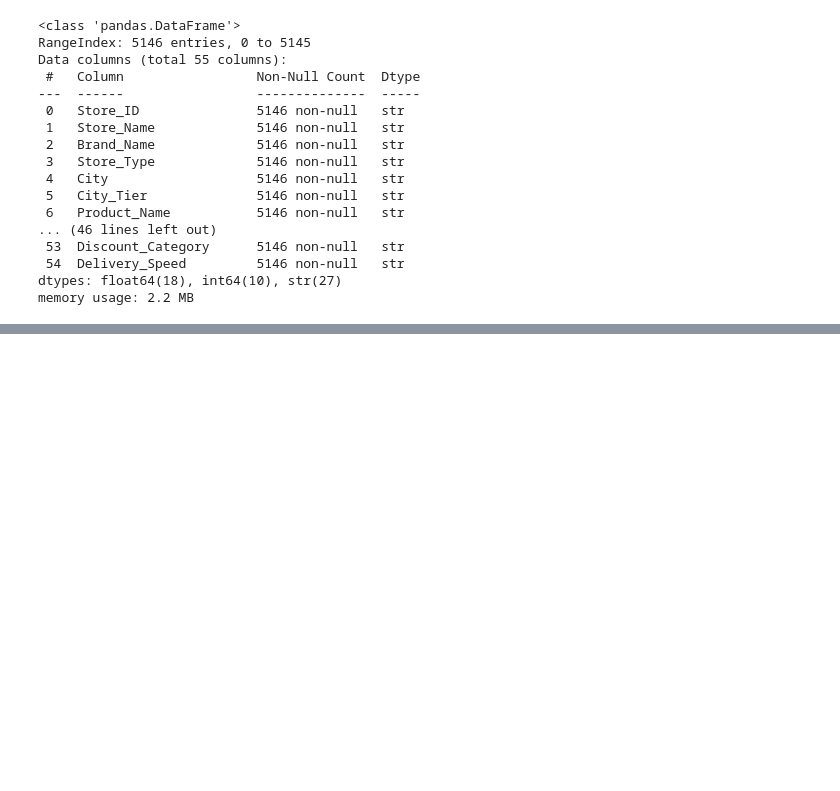
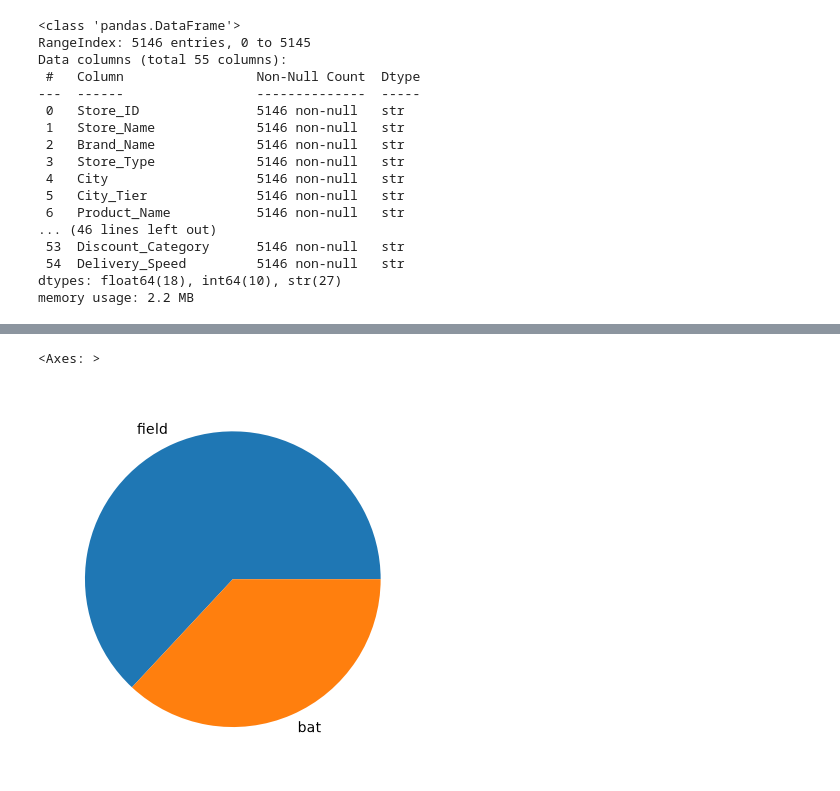
Before and after one commit to poojapkarande11-cyber/Data-Manipulation-And-Statistics, a Jupyter notebook: statistics/pandas_lab5.ipynb, the cells around one changed output, grey strips where cells are left out. Cells and saved outputs as stored; diff of their text form; code cells hidden in the pictures; blank space fills up the shorter version.

```diff
--- a/statistics/pandas_lab5.ipynb
+++ b/statistics/pandas_lab5.ipynb
@@ -238,0 +247,6 @@ memory usage: 2.2 MB
+# %%
+ipl = pd.read_csv('ipl-matches.csv')
+ipl['TossDecision'].value_counts().plot(kind="pie")
+# %% [output]
+<Axes: >
+[figure, added]
```
Also changed, not shown: parts of 2 cells of this notebook, 1 other file.
